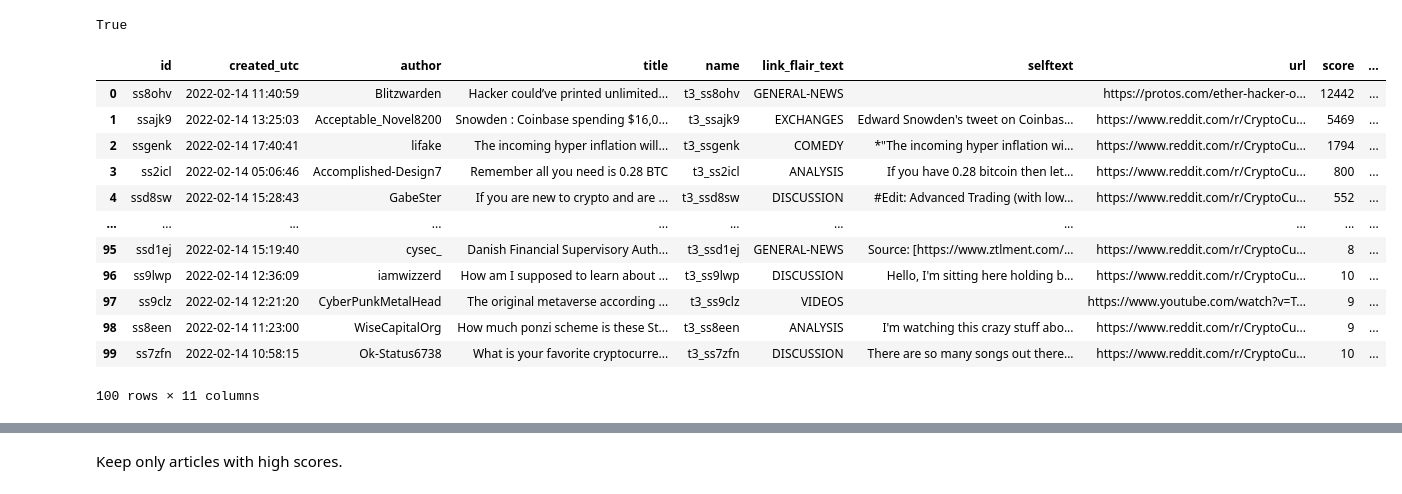
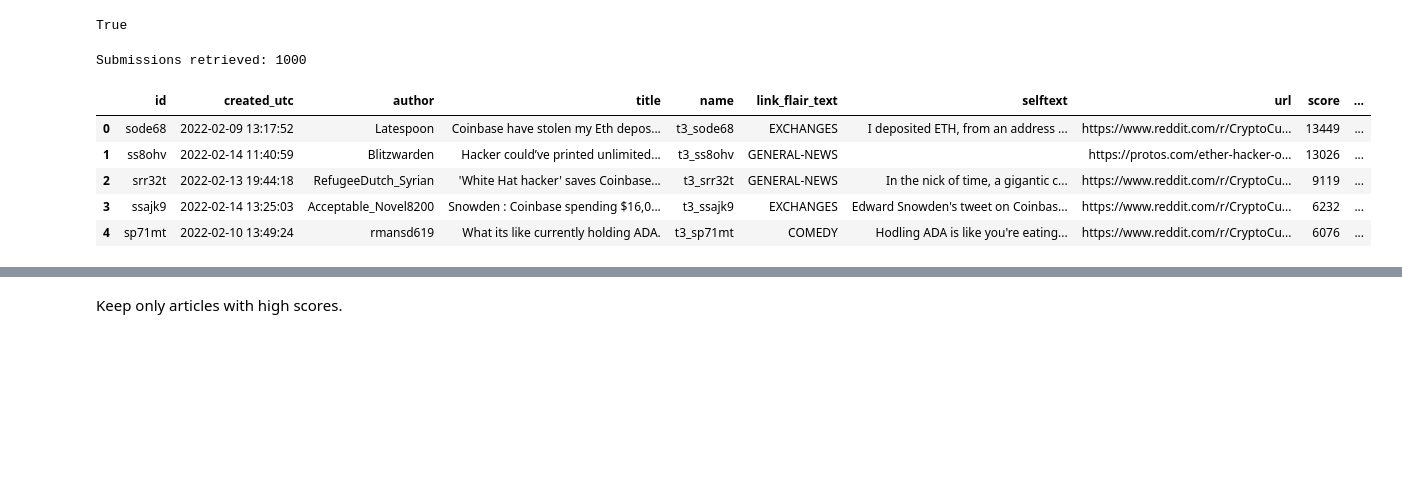
Before and after one commit to kenxben/crypto-news-bot, a Jupyter notebook: notebooks/reddit_api.ipynb, the cells around one changed output, grey strips where cells are left out. Cells and saved outputs as stored; diff of their text form; code cells hidden in the pictures; blank space fills up the shorter version.

```diff
--- a/notebooks/reddit_api.ipynb
+++ b/notebooks/reddit_api.ipynb
@@ -43,7 +46,7 @@ print(reddit.read_only)
 True
 # %%
 data_records = []
-for submission in reddit.subreddit("CryptoCurrency").top("day"):
+for submission in reddit.subreddit("CryptoCurrency").top("week", limit=None):
     data_records.append({
         'id': submission.id,
         'created_utc': time.strftime('%Y-%m-%d %H:%M:%S', time.gmtime(submission.created_utc)),
@@ -59,19 +62,15 @@ for submission in reddit.subreddit("CryptoCurrency").top("day"):
     })
 
 news_df = pd.DataFrame.from_records(data_records)
+print(f"Submissions retrieved: {news_df.shape[0]}")
+# %% [output]
+Submissions retrieved: 1000
 # %%
-news_df
+news_df.head()
 # %% [output]
 |  | id | created_utc | author | title | name | link_flair_text | selftext | url | score | ... |
-| 0 | ss8ohv | 2022-02-14 11:40:59 | Blitzwarden | Hacker could’ve printed unlimited... | t3_ss8ohv | GENERAL-NEWS |  | https://protos.com/ether-hacker-o... | 12442 | ... |
-| 1 | ssajk9 | 2022-02-14 13:25:03 | Acceptable_Novel8200 | Snowden : Coinbase spending $16,0... | t3_ssajk9 | EXCHANGES | Edward Snowden's tweet on Coinbas... | https://www.reddit.com/r/CryptoCu... | 5469 | ... |
-| 2 | ssgenk | 2022-02-14 17:40:41 | lifake | The incoming hyper inflation will... | t3_ssgenk | COMEDY | *"The incoming hyper inflation wi... | https://www.reddit.com/r/CryptoCu... | 1794 | ... |
-| 3 | ss2icl | 2022-02-14 05:06:46 | Accomplished-Design7 | Remember all you need is 0.28 BTC | t3_ss2icl | ANALYSIS | If you have 0.28 bitcoin then let... | https://www.reddit.com/r/CryptoCu... | 800 | ... |
-| 4 | ssd8sw | 2022-02-14 15:28:43 | GabeSter | If you are new to crypto and are ... | t3_ssd8sw | DISCUSSION | #Edit: Advanced Trading (with low... | https://www.reddit.com/r/CryptoCu... | 552 | ... |
-| ... | ... | ... | ... | ... | ... | ... | ... | ... | ... | ... |
-| 95 | ssd1ej | 2022-02-14 15:19:40 | cysec_ | Danish Financial Supervisory Auth... | t3_ssd1ej | GENERAL-NEWS | Source: [https://www.ztlment.com/... | https://www.reddit.com/r/CryptoCu... | 8 | ... |
-| 96 | ss9lwp | 2022-02-14 12:36:09 | iamwizzerd | How am I supposed to learn about ... | t3_ss9lwp | DISCUSSION | Hello, I'm sitting here holding b... | https://www.reddit.com/r/CryptoCu... | 10 | ... |
-| 97 | ss9clz | 2022-02-14 12:21:20 | CyberPunkMetalHead | The original metaverse according ... | t3_ss9clz | VIDEOS |  | https://www.youtube.com/watch?v=T... | 9 | ... |
-| 98 | ss8een | 2022-02-14 11:23:00 | WiseCapitalOrg | How much ponzi scheme is these St... | t3_ss8een | ANALYSIS | I'm watching this crazy stuff abo... | https://www.reddit.com/r/CryptoCu... | 9 | ... |
-| 99 | ss7zfn | 2022-02-14 10:58:15 | Ok-Status6738 | What is your favorite cryptocurre... | t3_ss7zfn | DISCUSSION | There are so many songs out there... | https://www.reddit.com/r/CryptoCu... | 10 | ... |
+| 0 | sode68 | 2022-02-09 13:17:52 | Latespoon | Coinbase have stolen my Eth depos... | t3_sode68 | EXCHANGES | I deposited ETH, from an address ... | https://www.reddit.com/r/CryptoCu... | 13449 | ... |
+| 1 | ss8ohv | 2022-02-14 11:40:59 | Blitzwarden | Hacker could’ve printed unlimited... | t3_ss8ohv | GENERAL-NEWS |  | https://protos.com/ether-hacker-o... | 13026 | ... |
+| 2 | srr32t | 2022-02-13 19:44:18 | RefugeeDutch_Syrian | 'White Hat hacker' saves Coinbase... | t3_srr32t | GENERAL-NEWS | In the nick of time, a gigantic c... | https://www.reddit.com/r/CryptoCu... | 9119 | ... |
+| 3 | ssajk9 | 2022-02-14 13:25:03 | Acceptable_Novel8200 | Snowden : Coinbase spending $16,0... | t3_ssajk9 | EXCHANGES | Edward Snowden's tweet on Coinbas... | https://www.reddit.com/r/CryptoCu... | 6232 | ... |
+| 4 | sp71mt | 2022-02-10 13:49:24 | rmansd619 | What its like currently holding ADA. | t3_sp71mt | COMEDY | Hodling ADA is like you're eating... | https://www.reddit.com/r/CryptoCu... | 6076 | ... |
-100 rows × 11 columns
```
Also changed, not shown: parts of 33 cells of this notebook.
